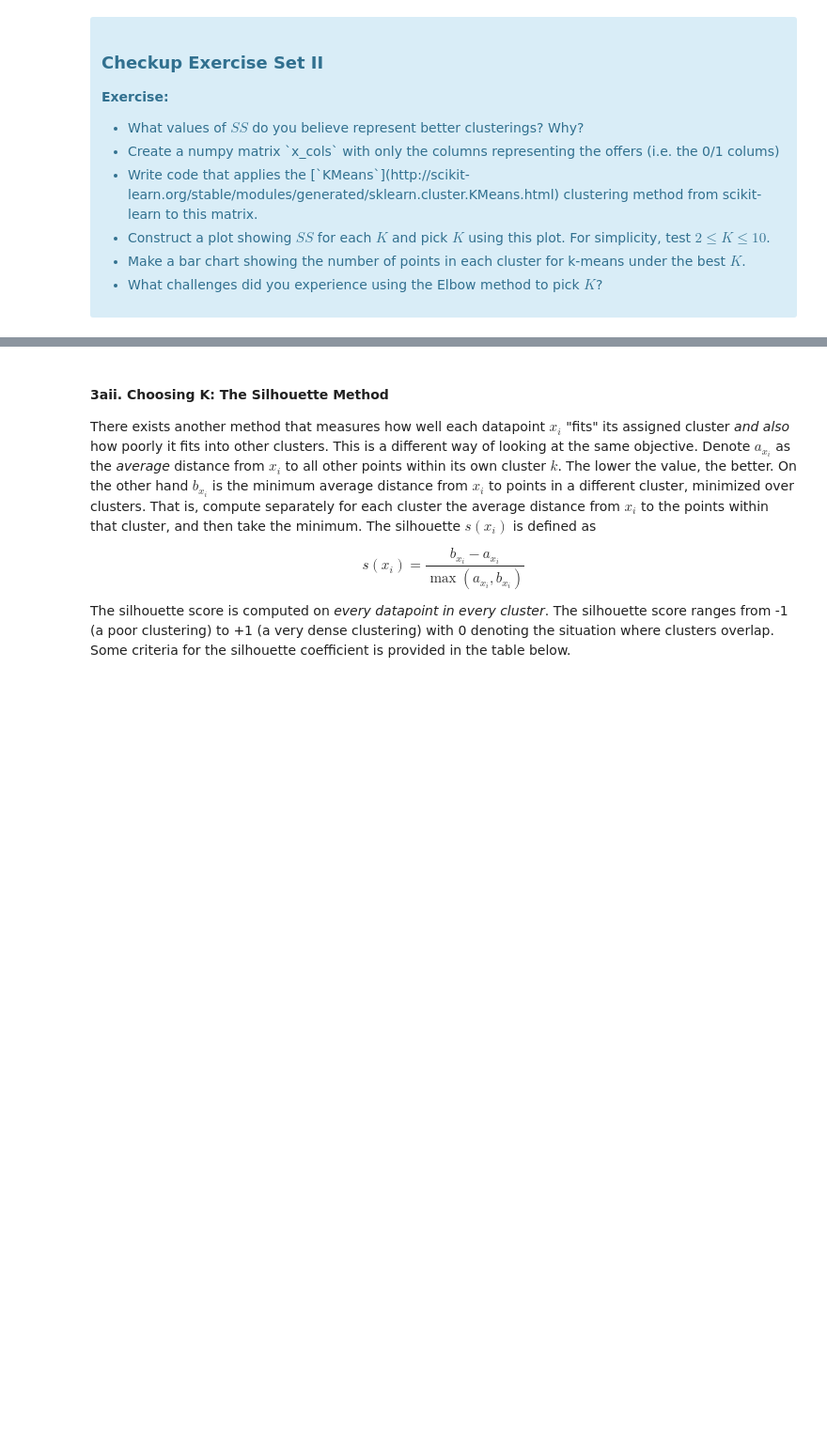
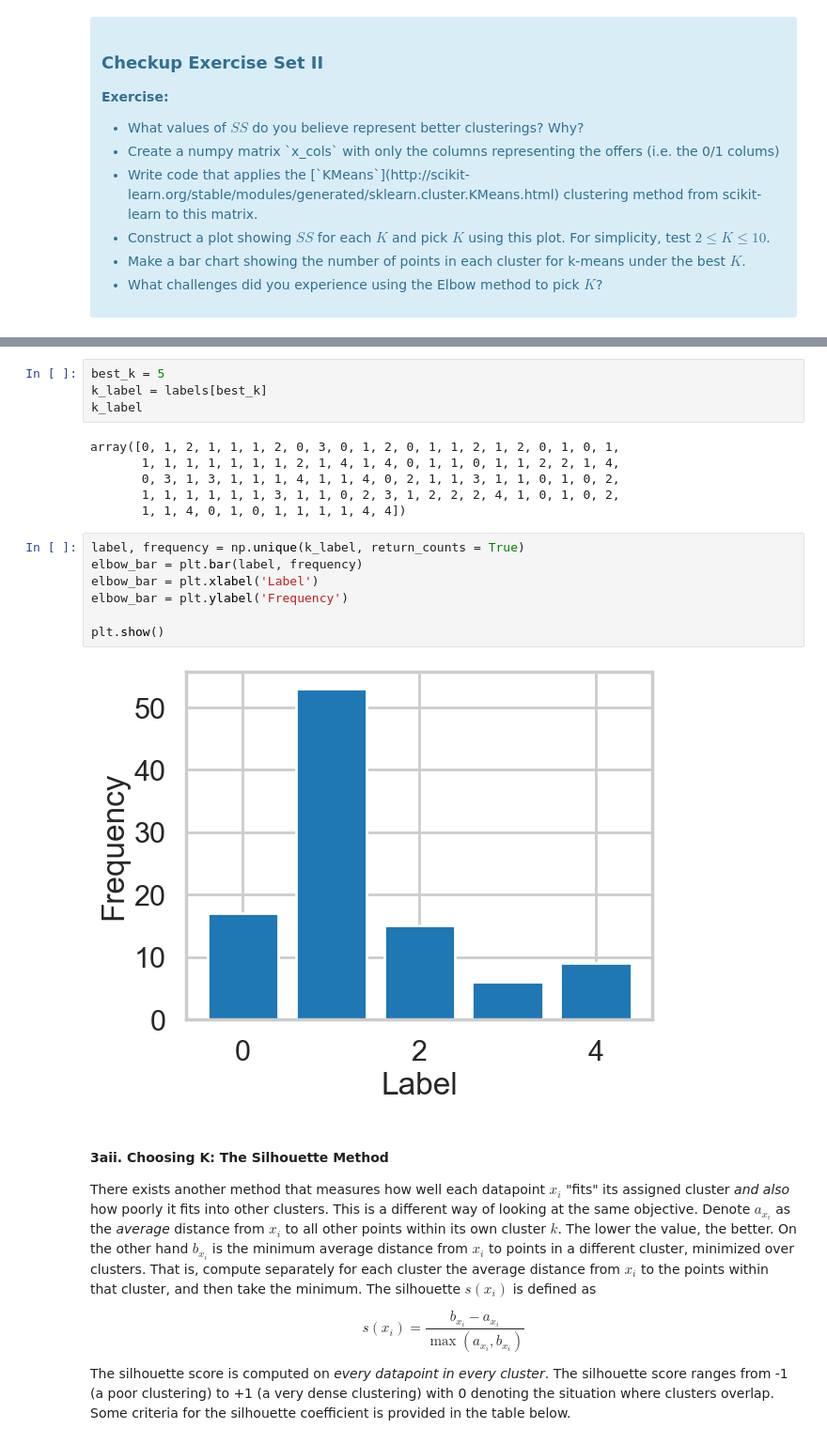
Before and after one commit to jpjavier23/wine_kmeans, a Jupyter notebook: Clustering Case Study - Customer Segmentation with K-Means - Tier 3.ipynb, the cells around one changed output, grey strips where cells are left out. Shown at 94% size. Saved outputs shown, nothing was run; the diff lists cells and outputs as text; blank space fills up the shorter version.

```diff
--- a/Clustering Case Study - Customer Segmentation with K-Means - Tier 3.ipynb
+++ b/Clustering Case Study - Customer Segmentation with K-Means - Tier 3.ipynb
@@ -160,3 +209,22 @@ where $x_i$ is a point, $C_k$ represents cluster $k$ and $\mu_k$ is the centroid
+# %%
+best_k = 5
+k_label = labels[best_k]
+k_label
+# %% [output]
+array([0, 1, 2, 1, 1, 1, 2, 0, 3, 0, 1, 2, 0, 1, 1, 2, 1, 2, 0, 1, 0, 1,
+       1, 1, 1, 1, 1, 1, 1, 2, 1, 4, 1, 4, 0, 1, 1, 0, 1, 1, 2, 2, 1, 4,
+       0, 3, 1, 3, 1, 1, 1, 4, 1, 1, 4, 0, 2, 1, 1, 3, 1, 1, 0, 1, 0, 2,
+       1, 1, 1, 1, 1, 1, 3, 1, 1, 0, 2, 3, 1, 2, 2, 2, 4, 1, 0, 1, 0, 2,
+       1, 1, 4, 0, 1, 0, 1, 1, 1, 1, 4, 4])
+# %%
+label, frequency = np.unique(k_label, return_counts = True)
+elbow_bar = plt.bar(label, frequency)
+elbow_bar = plt.xlabel('Label')
+elbow_bar = plt.ylabel('Frequency')
+
+plt.show()
+# %% [output]
+[figure, added]
 # %% [markdown]
 #### 3aii. Choosing K: The Silhouette Method
 
```
Also changed, not shown: parts of 27 cells of this notebook.
